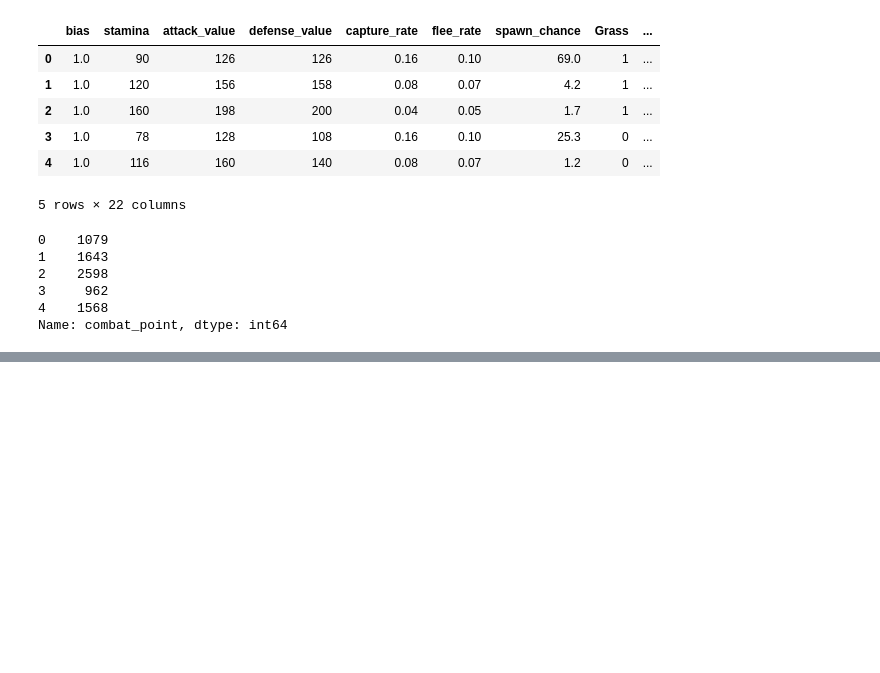
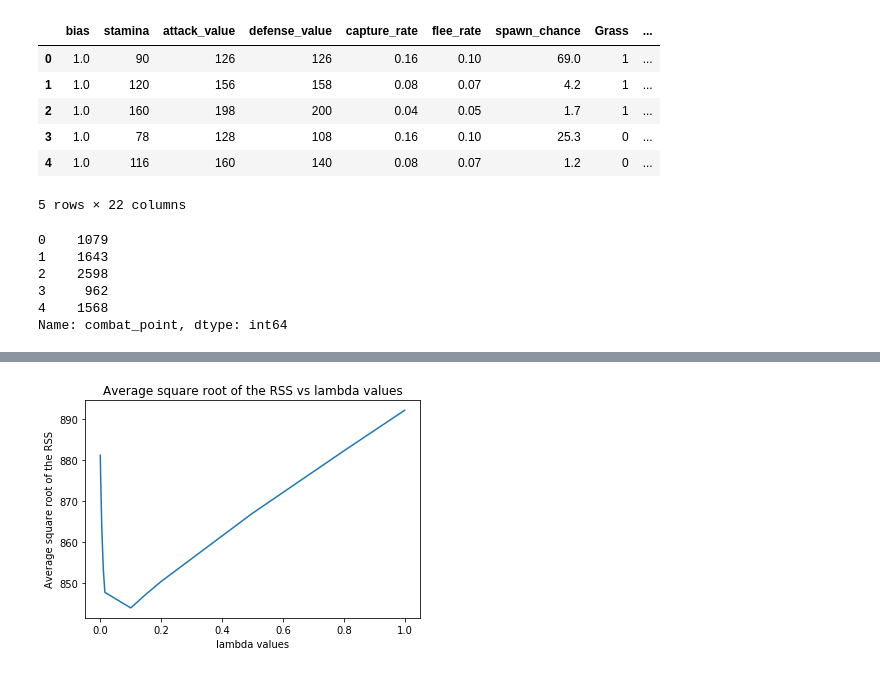
Before and after one commit to Rohan-Chaudhury/Machine_Learning_projects, a Jupyter notebook: Linear_Regression_with_Pokemon_GO_And_Closed_Form_Solution_Calculation/Homework_2_432001358_CSCE_633_600.ipynb, the cells around one changed output, grey strips where cells are left out. Cells and saved outputs as stored; diff of their text form; code cells hidden in the pictures; blank space fills up the shorter version.

```diff
--- a/Linear_Regression_with_Pokemon_GO_And_Closed_Form_Solution_Calculation/Homework_2_432001358_CSCE_633_600.ipynb
+++ b/Linear_Regression_with_Pokemon_GO_And_Closed_Form_Solution_Calculation/Homework_2_432001358_CSCE_633_600.ipynb
@@ -280,0 +506,3 @@ array([-1.30356122e+03,  3.91582316e+00,  1.08123972e+01,  5.62796395e+00,
+# %%
+lambda_values=[0,0.001,0.005,0.01,0.015,0.1,0.15,0.2,0.5,0.8,1]
+avg_sqrt_rss_values=get_avg_sqrt_rss_values(X_matrix, Y_matrix, 5, lambda_values)
@@ -280,0 +527,4 @@ array([-1.30356122e+03,  3.91582316e+00,  1.08123972e+01,  5.62796395e+00,
+# %%
+plot_rss_vs_lambda(avg_sqrt_rss_values, lambda_values)
+# %% [output]
+[figure, added]
```
Also changed, not shown: parts of 14 cells of this notebook.
